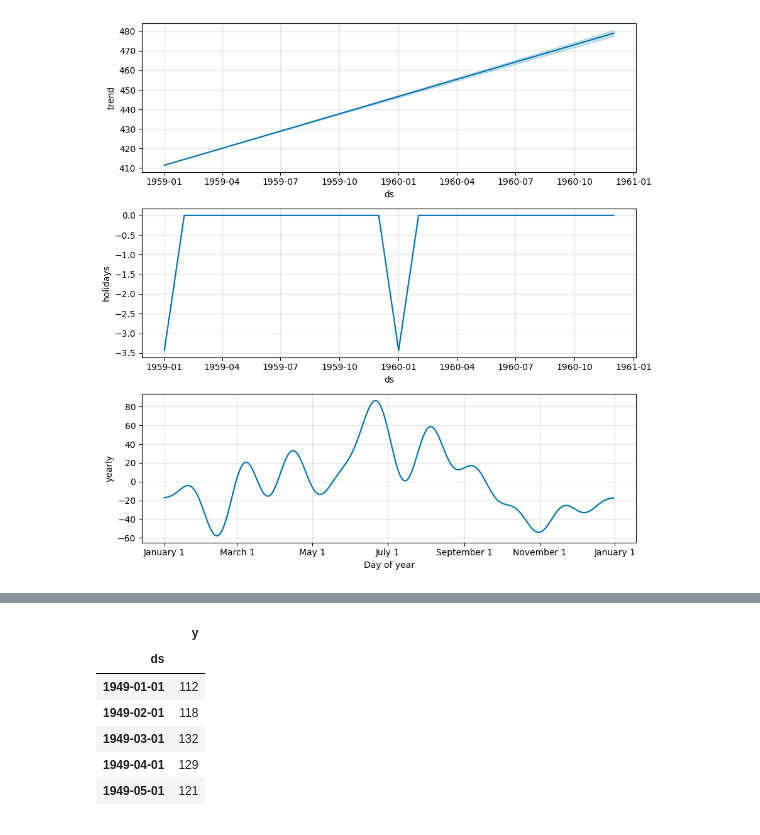
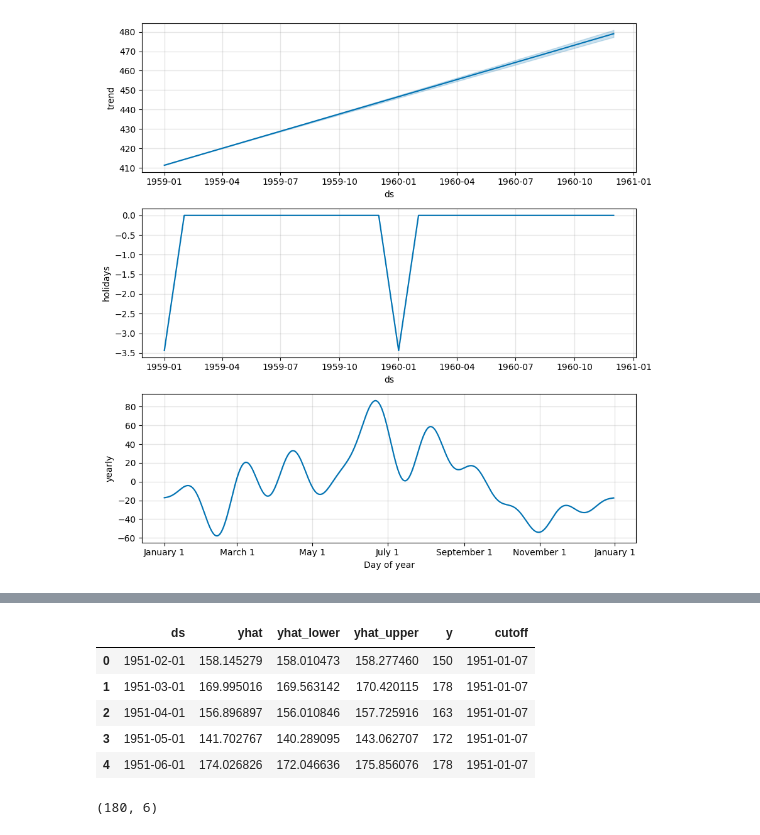
Before and after one commit to alliwene/time-series-prophet, a Jupyter notebook: air-passengers.ipynb, the cells around one changed output, grey strips where cells are left out. Saved outputs shown, nothing was run; the diff lists cells and outputs as text; code cells hidden in the pictures.

Commit message:
feat: cross validation and hyperprameter tuning for air-passengers

```diff
--- a/air-passengers.ipynb
+++ b/air-passengers.ipynb
@@ -183,0 +183,6 @@ train_df.set_index('ds', inplace=True)
+# %%
+from prophet.diagnostics import cross_validation
+
+df_cv = cross_validation(
+    model, initial="730 days", period="180 days", horizon="365 days"
+)
@@ -184,10 +207,13 @@ train_df.set_index('ds', inplace=True)
 # %%
-train_df.head()
+df_cv.head()
 # %% [output]
-|  | y |
-| ds |  |
-| 1949-01-01 | 112 |
-| 1949-02-01 | 118 |
-| 1949-03-01 | 132 |
-| 1949-04-01 | 129 |
-| 1949-05-01 | 121 |
+|  | ds | yhat | yhat_lower | yhat_upper | y | cutoff |
+| 0 | 1951-02-01 | 158.145279 | 158.010473 | 158.277460 | 150 | 1951-01-07 |
+| 1 | 1951-03-01 | 169.995016 | 169.563142 | 170.420115 | 178 | 1951-01-07 |
+| 2 | 1951-04-01 | 156.896897 | 156.010846 | 157.725916 | 163 | 1951-01-07 |
+| 3 | 1951-05-01 | 141.702767 | 140.289095 | 143.062707 | 172 | 1951-01-07 |
+| 4 | 1951-06-01 | 174.026826 | 172.046636 | 175.856076 | 178 | 1951-01-07 |
+# %%
+df_cv.shape
+# %% [output]
+(180, 6)
```
Also changed, not shown: parts of 33 cells of this notebook, 2 other files.
